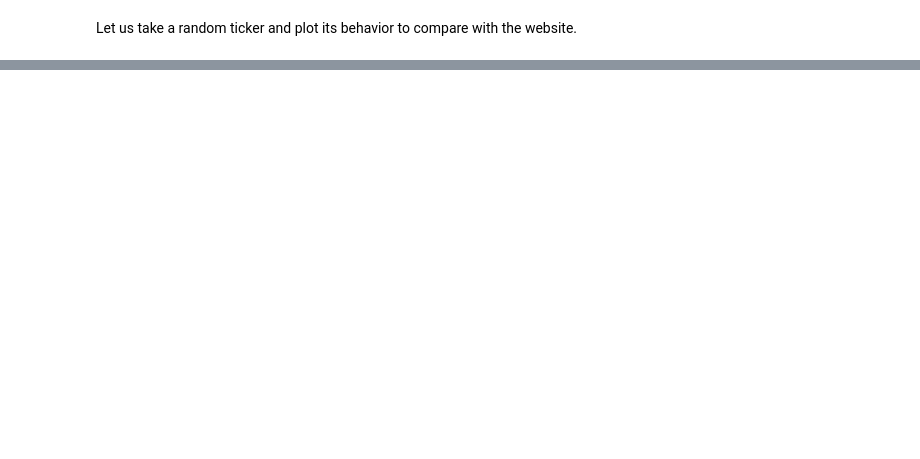
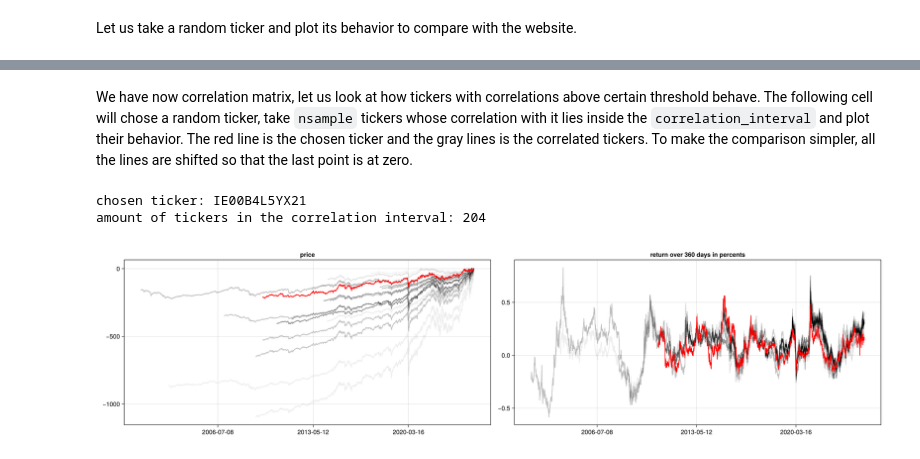
Before and after one commit to ebelnikola/portfolio, a Jupyter notebook: portfolio.ipynb, the cells around one changed output, grey strips where cells are left out. Cells and saved outputs as stored; diff of their text form; code cells hidden in the pictures; blank space fills up the shorter version.

```diff
--- a/portfolio.ipynb
+++ b/portfolio.ipynb
@@ -399,0 +177,3 @@ Covariance matrix is symmetric and positive definite, as it should be. Now, let
+# %%
+R,RR,cor=get_R_RR_cor(DC_acc, shift, half_life);
+cor
@@ -399,0 +198,51 @@ Covariance matrix is symmetric and positive definite, as it should be. Now, let
+# %% [markdown]
+We have now correlation matrix, let us look at how tickers with correlations above certain threshold behave. The following cell will chose a random ticker, take `nsample` tickers whose correlation with it lies inside the `correlation_interval` and plot their behavior. The red line is the chosen ticker and the gray lines is the correlated tickers. To make the comparison simpler, all the lines are shifted so that the last point is at zero.
+# %%
+correlation_interval=[0.8,1.0]
+nsample=20
+
+i=rand(1:size(DO_acc,1))
+tk=names(DC_acc)[i+1]
+
+println("chosen ticker: $tk")
+
+tk_cor=cor[:,i]
+
+if count(tk_cor .|> (x-> x>correlation_interval[1] && x<correlation_interval[2]))>1
+
+    correlated_tickers=names(DC_acc)[2:end][tk_cor .|> (x-> x>correlation_interval[1] && x<correlation_interval[2])]
+    correlation_values=tk_cor[tk_cor .|> (x-> x>correlation_interval[1] && x<correlation_interval[2])]
+
+    correlation_color=(correlation_values.-findmin(correlation_values)[1])./(findmax(correlation_values)[1]-findmin(correlation_values)[1])
+    println("amount of tickers in the correlation interval: $(length(correlated_tickers))")
+
+    fig=Figure(;size=(1800,450))
+    ax=Axis(fig[1,1], title="price")
+
+    for i in 1:min(nsample,length(correlated_tickers))
+        tkc=correlated_tickers[i]
+        sh=collect(skipmissing(DC_acc[:,tkc]))[end]
+        lines!(ax,DC_acc[!,"date"], DC_acc[!,tkc].-sh,color=(:black, (correlation_color[i])))
+    end
+
+    sh=collect(skipmissing(DC_acc[:,tk]))[end]
+    lines!(ax,DC_acc[!,"date"], DC_acc[!,tk].-sh, color=:red)
+
+    ax=Axis(fig[1,2], title="return over $shift days in percents")
+
+
+    for i in 1:min(nsample,length(correlated_tickers))
+        tkc=correlated_tickers[i]
+        lines!(ax, DC_acc[(1+shift):end,"date"] ,percent_return(DC_acc[:,tkc],shift),color=(:black, (correlation_color[i])))
+    end
+
+    sh=collect(skipmissing(DC_acc[:,tk]))[end]
+    lines!(ax,DC_acc[(1+shift):end,"date"], percent_return(DC_acc[!,tk],shift), color=:red)
+    fig
+else
+    println("Ticker is not correlated with other tickers in the given correlation interval, please try again.")
+end
+# %% [output]
+chosen ticker: IE00B4L5YX21
+amount of tickers in the correlation interval: 204
+[figure, added]
```
Also changed, not shown: parts of 46 cells of this notebook, 2 other files.
